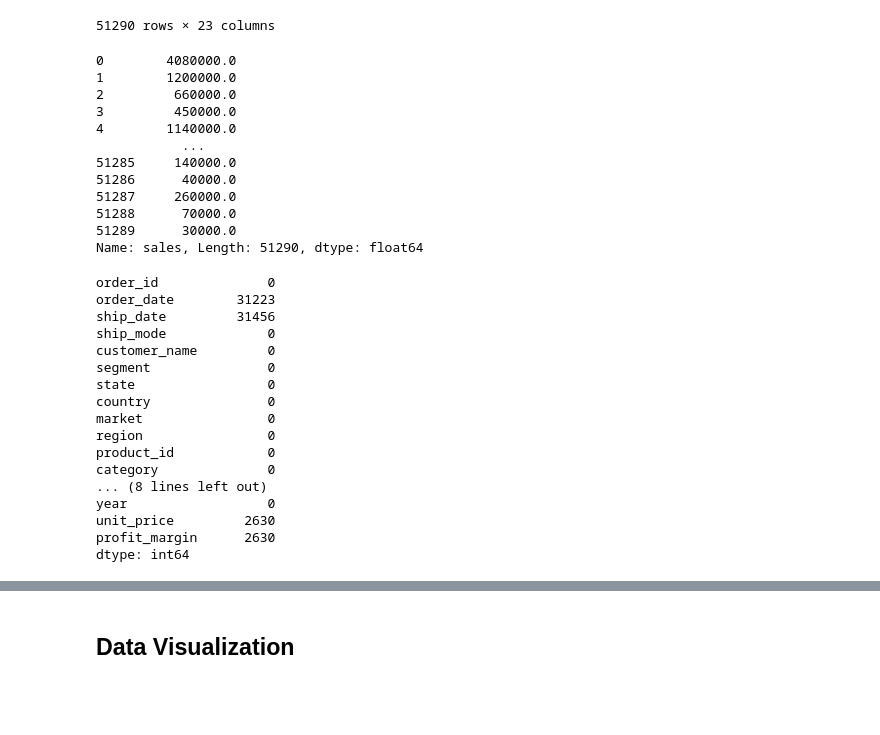
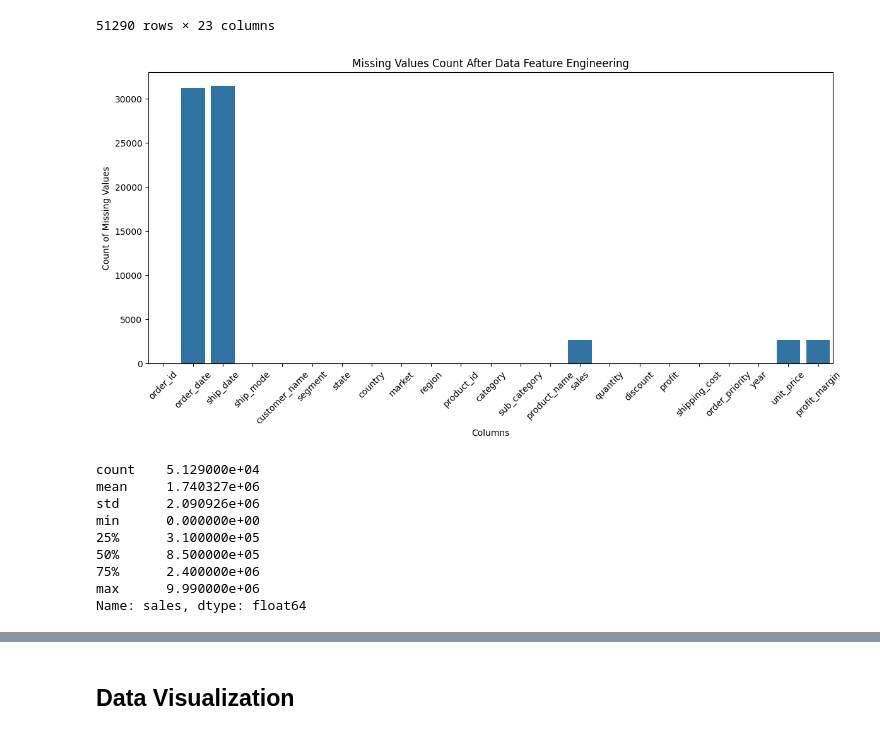
Before and after one commit to Mipjeiger/Supermarket-Sales, a Jupyter notebook: ML_Engineer/EDA/01_EDA.ipynb, the cells around one changed output, grey strips where cells are left out. Drawn from its saved outputs; the diff is of its cells as text; code cells hidden in the pictures; blank space fills up the shorter version.

```diff
--- a/ML_Engineer/EDA/01_EDA.ipynb
+++ b/ML_Engineer/EDA/01_EDA.ipynb
@@ -108,38 +108,16 @@ sales_trend_enchance(sales_trend)
 | 51288 | MX-2014-114783 | NaT | 2015-06-01 | Standard Class | Tamara Dahlen | Consumer | Chihuahua | Mexico | LATAM | ... |
 | 51289 | CA-2014-156720 | NaT | 2015-04-01 | Standard Class | Jill Matthias | Consumer | Colorado | United States | US | ... |
 51290 rows × 23 columns
-# %%
-df['sales']
-# %% [output]
-0        4080000.0
-1        1200000.0
-2         660000.0
-3         450000.0
-4        1140000.0
-           ...
-51285     140000.0
-51286      40000.0
-51287     260000.0
-51288      70000.0
-51289      30000.0
-Name: sales, Length: 51290, dtype: float64
 # %%
-df.isnull().sum()
+# Check missing values after data feature engineering
+# ---- IGNORE ---
+# Visualize missing values data after data feature engineering
+plt.figure(figsize=(14, 6))
+sns.barplot(x=df.isnull().sum().index, y=df.isnull().sum().values)
+plt.title('Missing Values Count After Data Feature Engineering')
+plt.xlabel('Columns')
+plt.ylabel('Count of Missing Values')
+plt.xticks(rotation=45)
+plt.show()
 # %% [output]
-order_id              0
-order_date        31223
-ship_date         31456
-ship_mode             0
-customer_name         0
-segment               0
-state                 0
-country               0
-market                0
-region                0
-product_id            0
-category              0
-... (8 lines left out)
-year                  0
-unit_price         2630
-profit_margin      2630
-dtype: int64
+[figure, added]
@@ -145,0 +147,12 @@ dtype: int64
+# %%
+df['sales'].describe()
+# %% [output]
+count    5.129000e+04
+mean     1.740327e+06
+std      2.090926e+06
+min      0.000000e+00
+25%      3.100000e+05
+50%      8.500000e+05
+75%      2.400000e+06
+max      9.990000e+06
+Name: sales, dtype: float64
```
Also changed, not shown: parts of 3 cells of this notebook.
